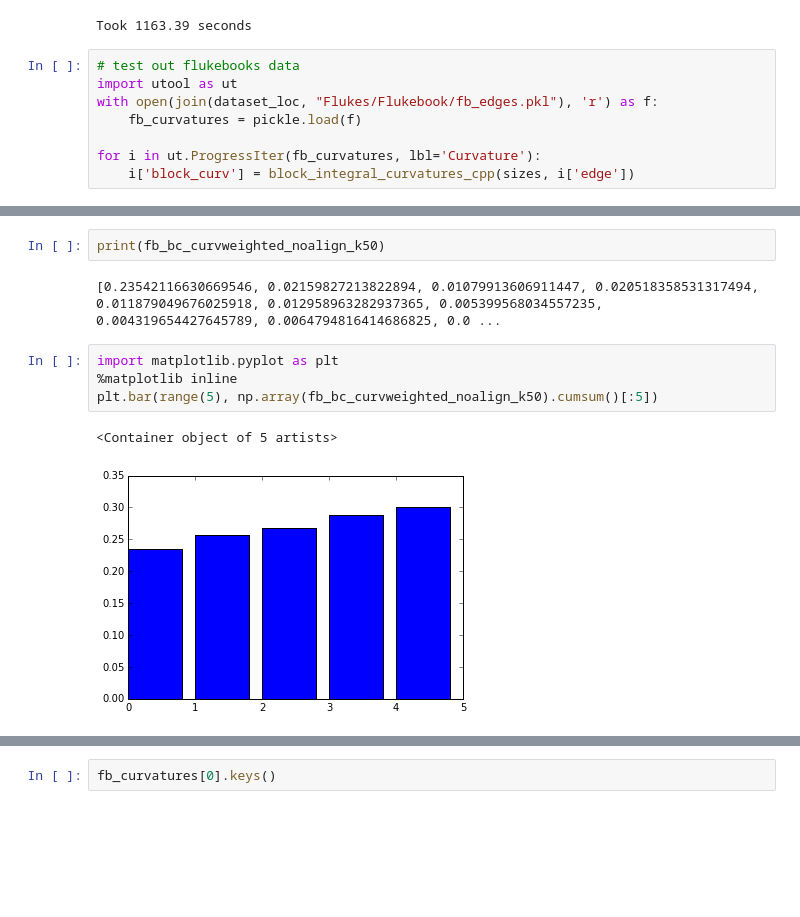
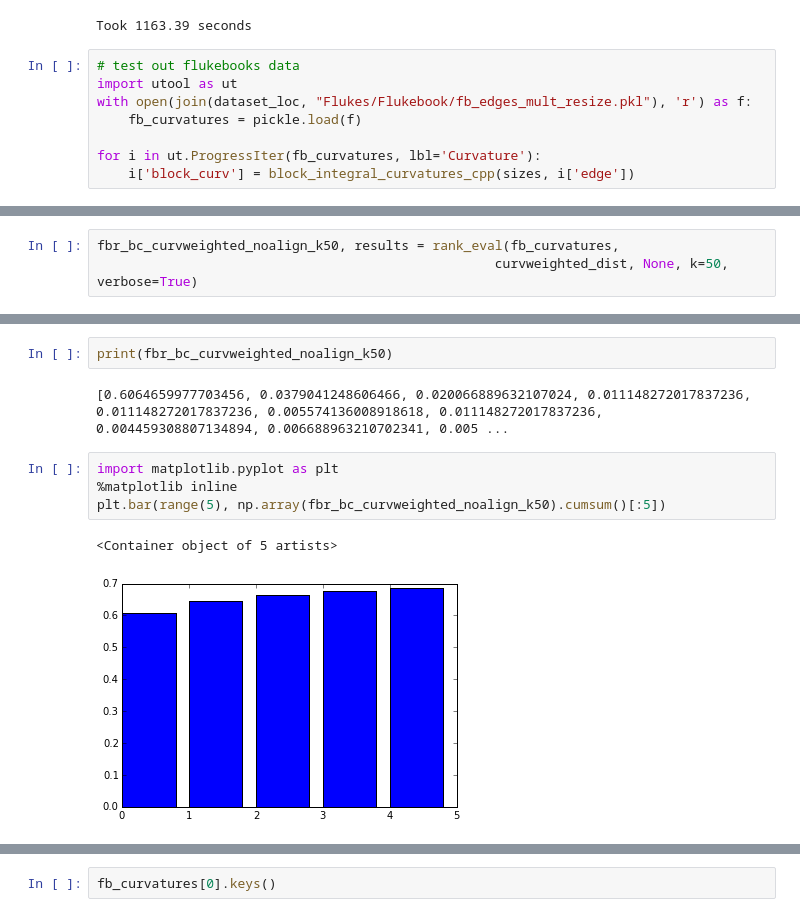
Before and after one commit to zmjjmz/thesiswork, a Jupyter notebook: edge_match/DTW Checkpoint.ipynb, the cells around one changed output, grey strips where cells are left out. Drawn from its saved outputs; the diff is of its cells as text; blank space fills up the shorter version.

Commit message:
Redid flukebook dataset w/resizing to 960 width

```diff
--- a/edge_match/DTW Checkpoint.ipynb
+++ b/edge_match/DTW Checkpoint.ipynb
@@ -36,7 +36,7 @@ Took 1163.39 seconds
 # %%
 # test out flukebooks data
 import utool as ut
-with open(join(dataset_loc, "Flukes/Flukebook/fb_edges.pkl"), 'r') as f:
+with open(join(dataset_loc, "Flukes/Flukebook/fb_edges_mult_resize.pkl"), 'r') as f:
     fb_curvatures = pickle.load(f)
 
 for i in ut.ProgressIter(fb_curvatures, lbl='Curvature'):
@@ -80,3 +80,6 @@ Average distance for correct id: 286.59, giving k=-1
 Distance for k=0: 102.92
 QueryImage  926/926...  rate=0.09 Hz, etr=0:00:00, ellapsed=2:53:02, wall=15:12 EST
 Took 10382.09 seconds
+# %%
+fbr_bc_curvweighted_noalign_k50, results = rank_eval(fb_curvatures,
+                                                   curvweighted_dist, None, k=50, verbose=True)
@@ -83,14 +104,14 @@ Took 10382.09 seconds
 # %%
-print(fb_bc_curvweighted_noalign_k50)
+print(fbr_bc_curvweighted_noalign_k50)
 # %% [output]
-[0.23542116630669546, 0.02159827213822894, 0.01079913606911447, 0.020518358531317494, 0.011879049676025918, 0.012958963282937365, 0.005399568034557235, 0.004319654427645789, 0.0064794816414686825, 0.0 ...
+[0.6064659977703456, 0.0379041248606466, 0.020066889632107024, 0.011148272017837236, 0.011148272017837236, 0.005574136008918618, 0.011148272017837236, 0.004459308807134894, 0.006688963210702341, 0.005 ...
 # %%
 import matplotlib.pyplot as plt
 %matplotlib inline
-plt.bar(range(5), np.array(fb_bc_curvweighted_noalign_k50).cumsum()[:5])
+plt.bar(range(5), np.array(fbr_bc_curvweighted_noalign_k50).cumsum()[:5])
 # %% [output]
 <Container object of 5 artists>
-[figure, old version]
+[figure, new version]
 # %%
 # reevaluate : min
 correct_min = 0
```
Also changed, not shown: parts of 3 cells of this notebook, 2 other files.
